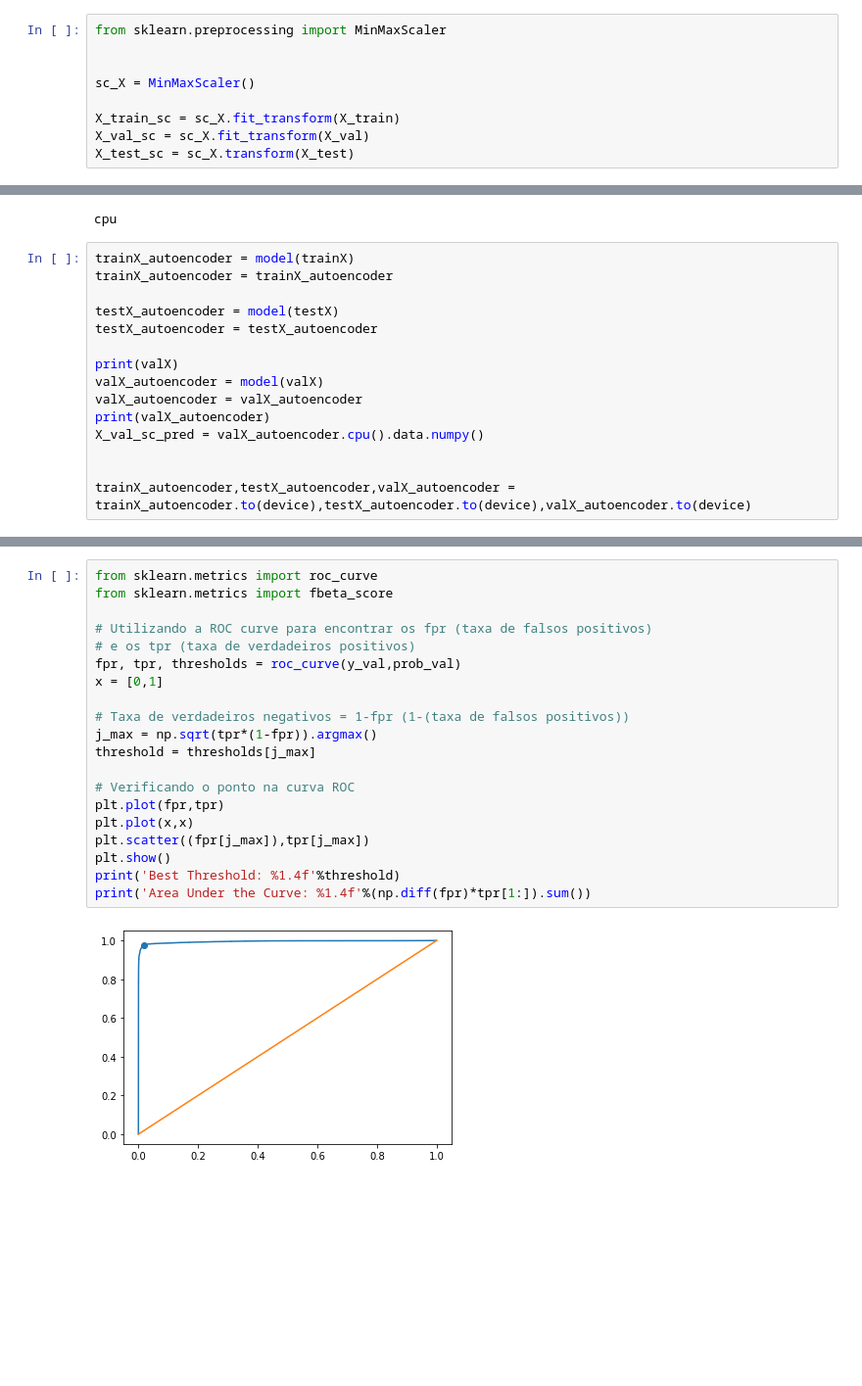
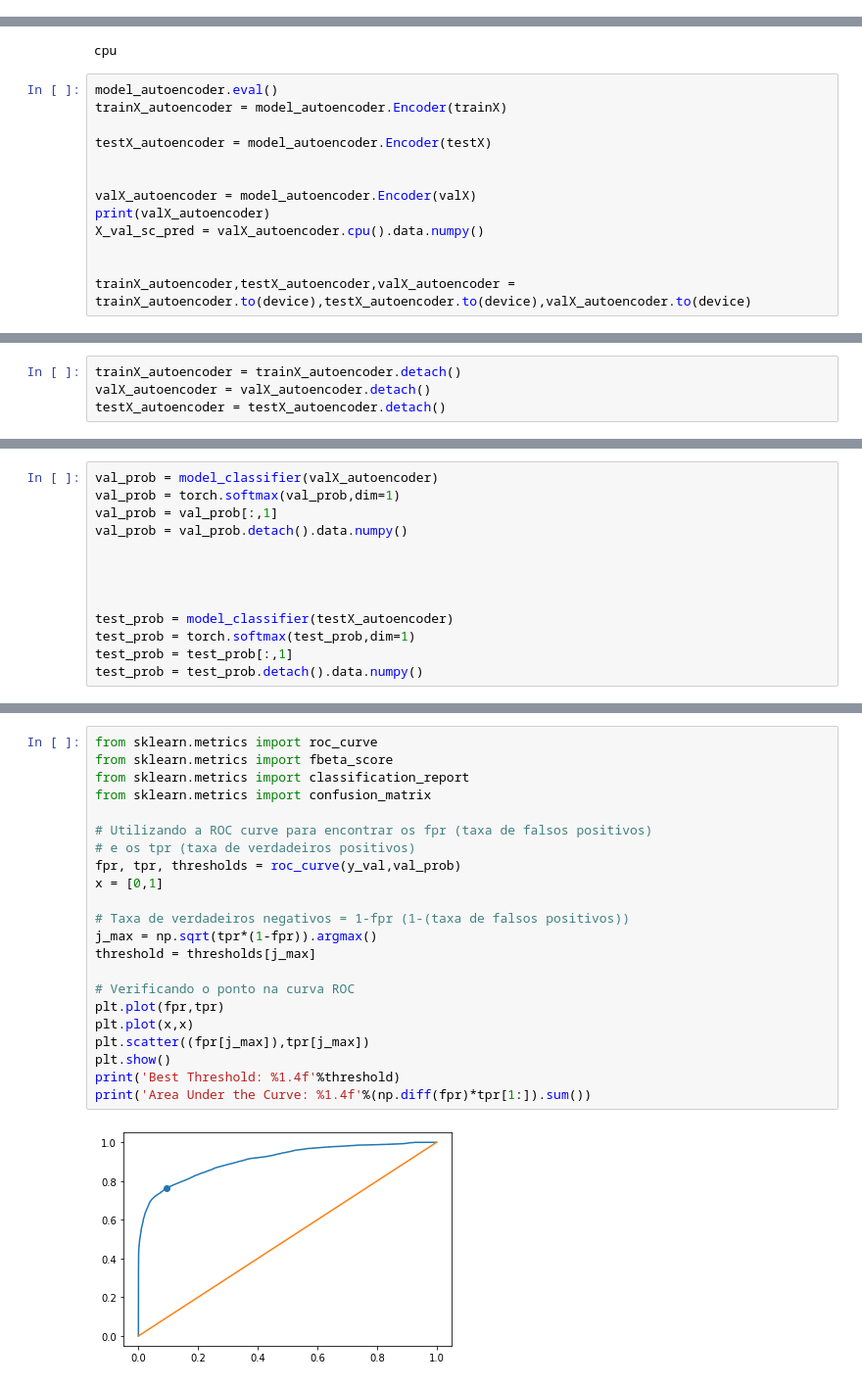
Before and after one commit to Gabriel-Stella/Credit_Card_Fraud, a Jupyter notebook: Credit_Card_Fraud_part4.ipynb, the cells around one changed output, grey strips where cells are left out. Shown: that part at 98% size. Drawn from its saved outputs; the diff is of its cells as text; blank space fills up the shorter version.

```diff
--- a/Credit_Card_Fraud_part4.ipynb
+++ b/Credit_Card_Fraud_part4.ipynb
@@ -435,12 +550,3 @@ model = model.to(device)
-# %%
-from sklearn.preprocessing import MinMaxScaler
-
-
-sc_X = MinMaxScaler()
-
-X_train_sc = sc_X.fit_transform(X_train)
-X_val_sc = sc_X.fit_transform(X_val)
-X_test_sc = sc_X.transform(X_test)
 # %%
 device = 'cuda:0' if torch.cuda.is_available() else 'cpu'
 
@@ -460,15 +566,13 @@ trainY,valY,testY = trainY.to(device),valY.to(device),testY.to(device)
 # %% [output]
 cpu
 # %%
-trainX_autoencoder = model(trainX)
-trainX_autoencoder = trainX_autoencoder
+model_autoencoder.eval()
+trainX_autoencoder = model_autoencoder.Encoder(trainX)
 
-testX_autoencoder = model(testX)
-testX_autoencoder = testX_autoencoder
+testX_autoencoder = model_autoencoder.Encoder(testX)
 
-print(valX)
-valX_autoencoder = model(valX)
-valX_autoencoder = valX_autoencoder
+
+valX_autoencoder = model_autoencoder.Encoder(valX)
 print(valX_autoencoder)
 X_val_sc_pred = valX_autoencoder.cpu().data.numpy()
 
@@ -529,3 +590,7 @@ torch.Size([113726, 30])
+# %%
+trainX_autoencoder = trainX_autoencoder.detach()
+valX_autoencoder = valX_autoencoder.detach()
+testX_autoencoder = testX_autoencoder.detach()
 # %%
 from tqdm import tqdm
 
@@ -786,0 +682,13 @@ plt.show()
+# %%
+val_prob = model_classifier(valX_autoencoder)
+val_prob = torch.softmax(val_prob,dim=1)
+val_prob = val_prob[:,1]
+val_prob = val_prob.detach().data.numpy()
+
+
+
+
+test_prob = model_classifier(testX_autoencoder)
+test_prob = torch.softmax(test_prob,dim=1)
+test_prob = test_prob[:,1]
+test_prob = test_prob.detach().data.numpy()
@@ -801,22 +732,24 @@ O método G-Mean encontra a limiar maximizando a média geométrica entre a taxa
 # %%
 from sklearn.metrics import roc_curve
 from sklearn.metrics import fbeta_score
+from sklearn.metrics import classification_report
+from sklearn.metrics import confusion_matrix
 
 # Utilizando a ROC curve para encontrar os fpr (taxa de falsos positivos)
 # e os tpr (taxa de verdadeiros positivos)
-fpr, tpr, thresholds = roc_curve(y_val,prob_val)
+fpr, tpr, thresholds = roc_curve(y_val,val_prob)
 x = [0,1]
 
 # Taxa de verdadeiros negativos = 1-fpr (1-(taxa de falsos positivos))
 j_max = np.sqrt(tpr*(1-fpr)).argmax()
 threshold = thresholds[j_max]
 
 # Verificando o ponto na curva ROC
 plt.plot(fpr,tpr)
 plt.plot(x,x)
 plt.scatter((fpr[j_max]),tpr[j_max])
 plt.show()
 print('Best Threshold: %1.4f'%threshold)
 print('Area Under the Curve: %1.4f'%(np.diff(fpr)*tpr[1:]).sum())
 # %% [output]
-[figure, old version]
+[figure, new version]
```
Also changed, not shown: parts of 53 cells of this notebook, 4 other files.
